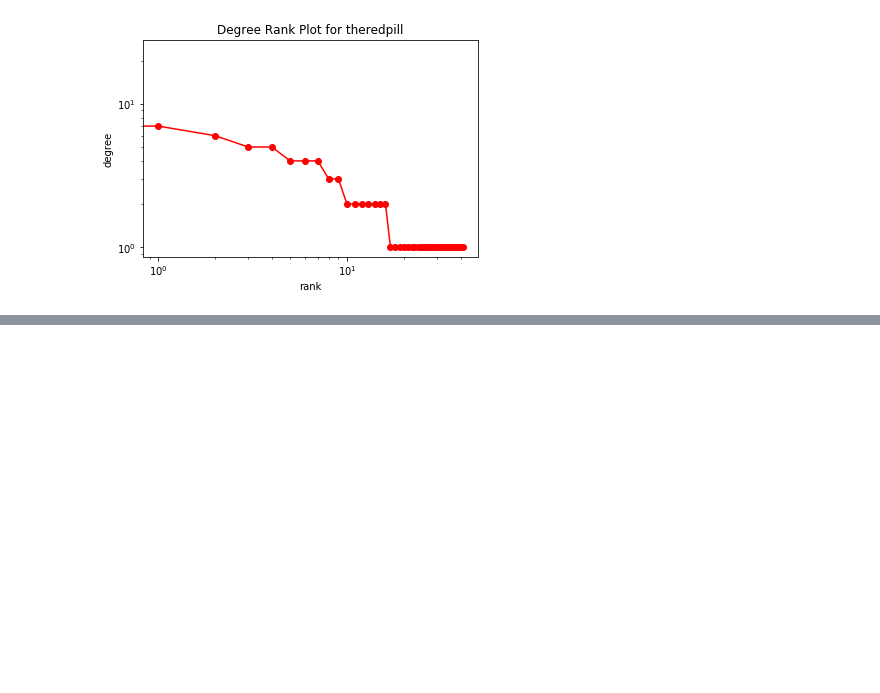
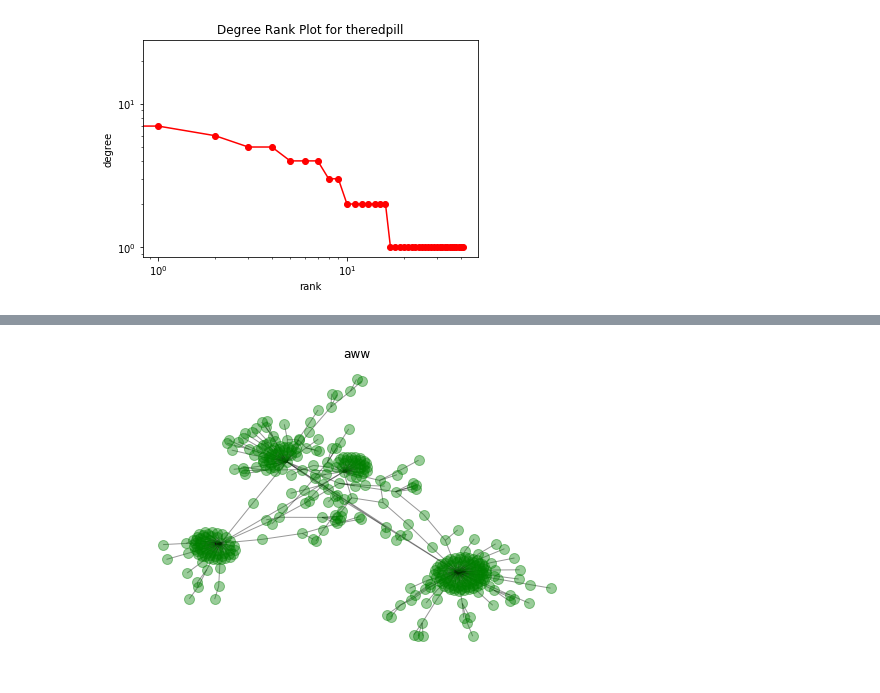
Before and after one commit to ellieejlee/praw_p6, a Jupyter notebook: Reddit User Network.ipynb, the cells around one changed output, grey strips where cells are left out. Cells and saved outputs as stored; diff of their text form; code cells hidden in the pictures; blank space fills up the shorter version.

```diff
--- a/Reddit User Network.ipynb
+++ b/Reddit User Network.ipynb
@@ -179,0 +315,10 @@ degrank_users_thread('baxqte','red','theredpill')
+# %%
+# https://www.reddit.com/r/aww/comments/bc96eb/when_your_dog_is_prettier_than_you/
+# https://www.reddit.com/r/aww/comments/bc9ewq/surprised_my_parents_in_portugal_with_their/
+# https://www.reddit.com/r/aww/comments/bc9i3h/brave_kid_saves_little_girls_life/
+# https://www.reddit.com/r/aww/comments/bc8dfi/this_is_sam_he_knows_black_dogs_dont_take_good/
+# https://www.reddit.com/r/aww/comments/bc98o5/this_is_sky_sky_cant_fly_yet_i_cant_fly_yet/
+
+network_users_thread_multiple('bc96eb', 'bc9ewq', 'bc9i3h', 'bc8dfi', 'bc98o5', 'green','aww')
+# %% [output]
+[figure, added]
```
Also changed, not shown: parts of 4 cells of this notebook.
